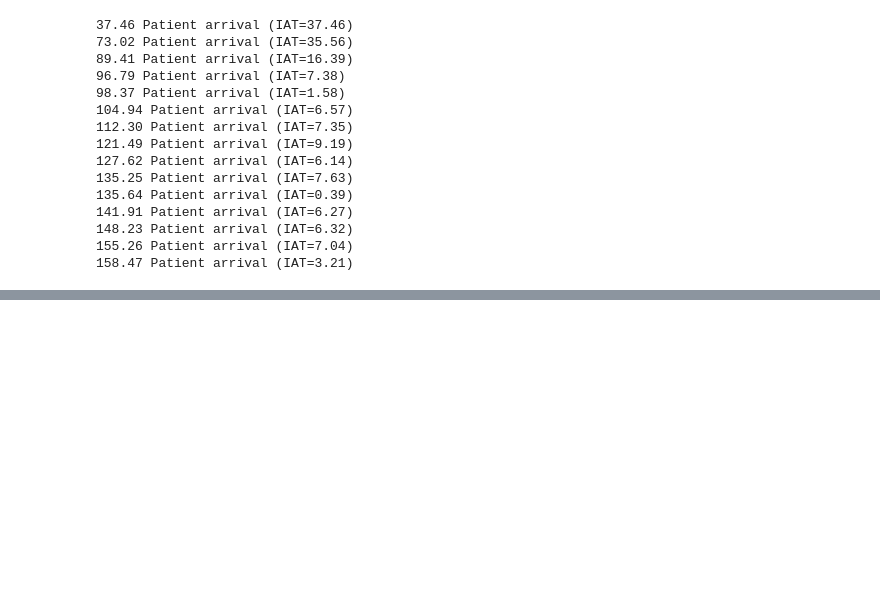
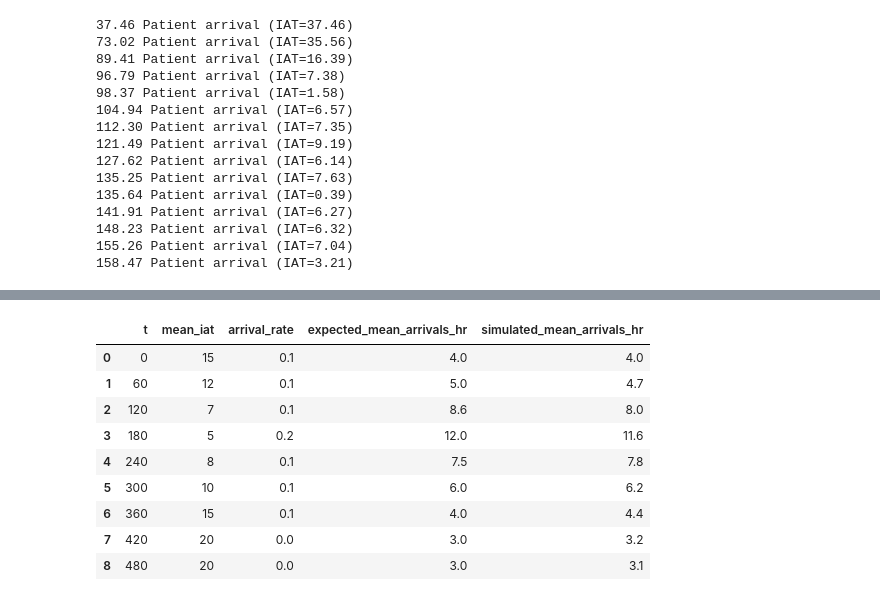
Before and after one commit to TomMonks/sim-tools, a Jupyter notebook: docs/01_sampling/02_time_dependent_examples.ipynb, the cells around one changed output, grey strips where cells are left out. Saved outputs shown, nothing was run; the diff lists cells and outputs as text; code cells hidden in the pictures; blank space fills up the shorter version.

```diff
--- a/docs/01_sampling/02_time_dependent_examples.ipynb
+++ b/docs/01_sampling/02_time_dependent_examples.ipynb
@@ -260,0 +130,20 @@ fig, ax = visualise_nspp_via_thinning(data)
+# %%
+# re-label columns
+nspp_replications.columns = data['t'].values
+
+
+## banks data converted from arrivasl per min to arrivals per hour
+data['expected_mean_arrivals_hr'] = data['arrival_rate'] *  60.0
+data['simulated_mean_arrivals_hr'] = nspp_replications.mean(axis=0).values
+data.round(1)
+# %% [output]
+|  | t | mean_iat | arrival_rate | expected_mean_arrivals_hr | simulated_mean_arrivals_hr |
+| 0 | 0 | 15 | 0.1 | 4.0 | 4.0 |
+| 1 | 60 | 12 | 0.1 | 5.0 | 4.7 |
+| 2 | 120 | 7 | 0.1 | 8.6 | 8.0 |
+| 3 | 180 | 5 | 0.2 | 12.0 | 11.6 |
+| 4 | 240 | 8 | 0.1 | 7.5 | 7.8 |
+| 5 | 300 | 10 | 0.1 | 6.0 | 6.2 |
+| 6 | 360 | 15 | 0.1 | 4.0 | 4.4 |
+| 7 | 420 | 20 | 0.0 | 3.0 | 3.2 |
+| 8 | 480 | 20 | 0.0 | 3.0 | 3.1 |
```
Also changed, not shown: parts of 7 cells of this notebook.
